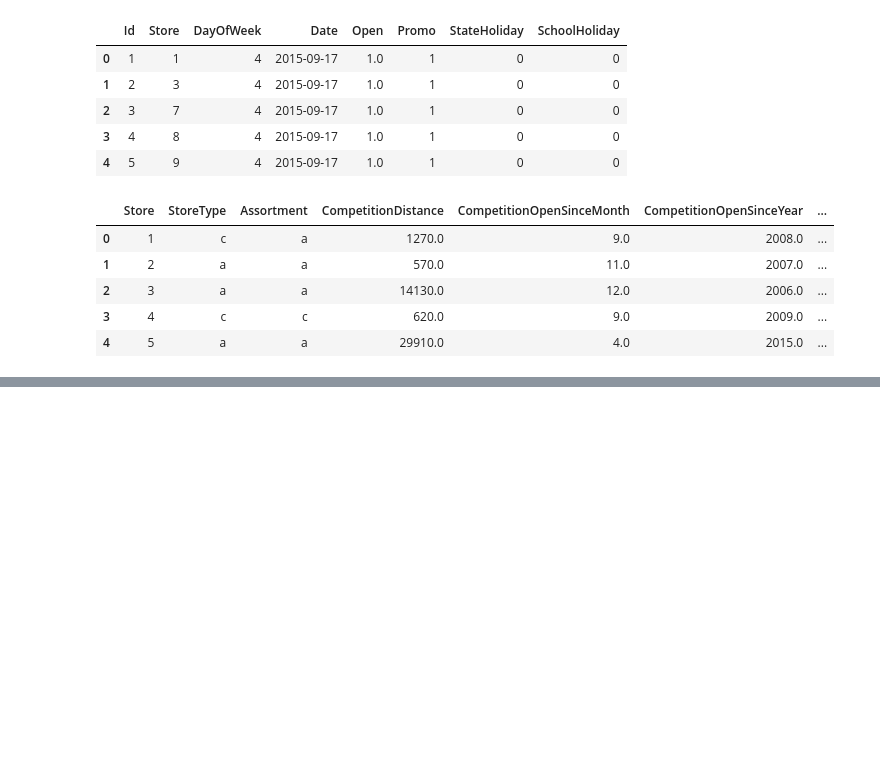
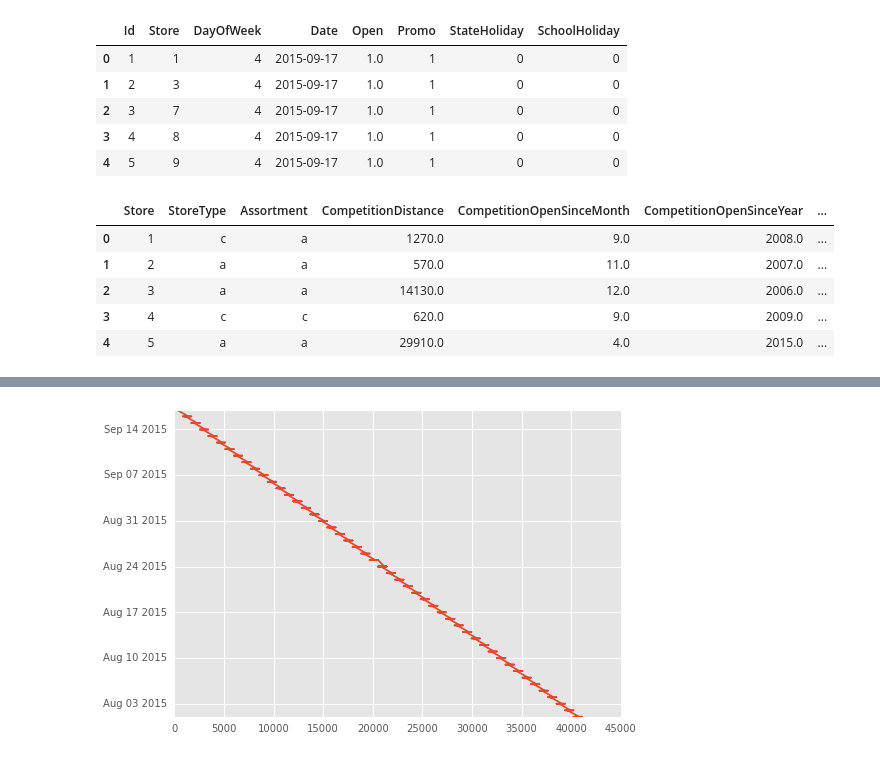
Before and after one commit to chaitu1385/RossmannKaggle, a Jupyter notebook: Data-Exploration/Rossmann Stores Forecasting.ipynb, the cells around one changed output, grey strips where cells are left out. Cells and saved outputs as stored; diff of their text form; code cells hidden in the pictures; blank space fills up the shorter version.

```diff
--- a/Data-Exploration/Rossmann Stores Forecasting.ipynb
+++ b/Data-Exploration/Rossmann Stores Forecasting.ipynb
@@ -123,0 +209,6 @@ store.head()
+# %%
+#missing values can  be filled using fillna function as follows:
+#It is better to assume the store is open. If it's closed then sales will be 0 and it won't count toward the score.
+# But if it's open and we predict 0 then we're in for some heavy penalty.
+test['Open']=test['Open'].fillna(1)
+sum(test['Open'].isnull())
@@ -123,0 +326,6 @@ store.head()
+# %%
+# check if there are any gaps in test period
+plt.plot(test.Date)
+plt.show()
+# %% [output]
+[figure, added]
```
Also changed, not shown: parts of 38 cells of this notebook.
